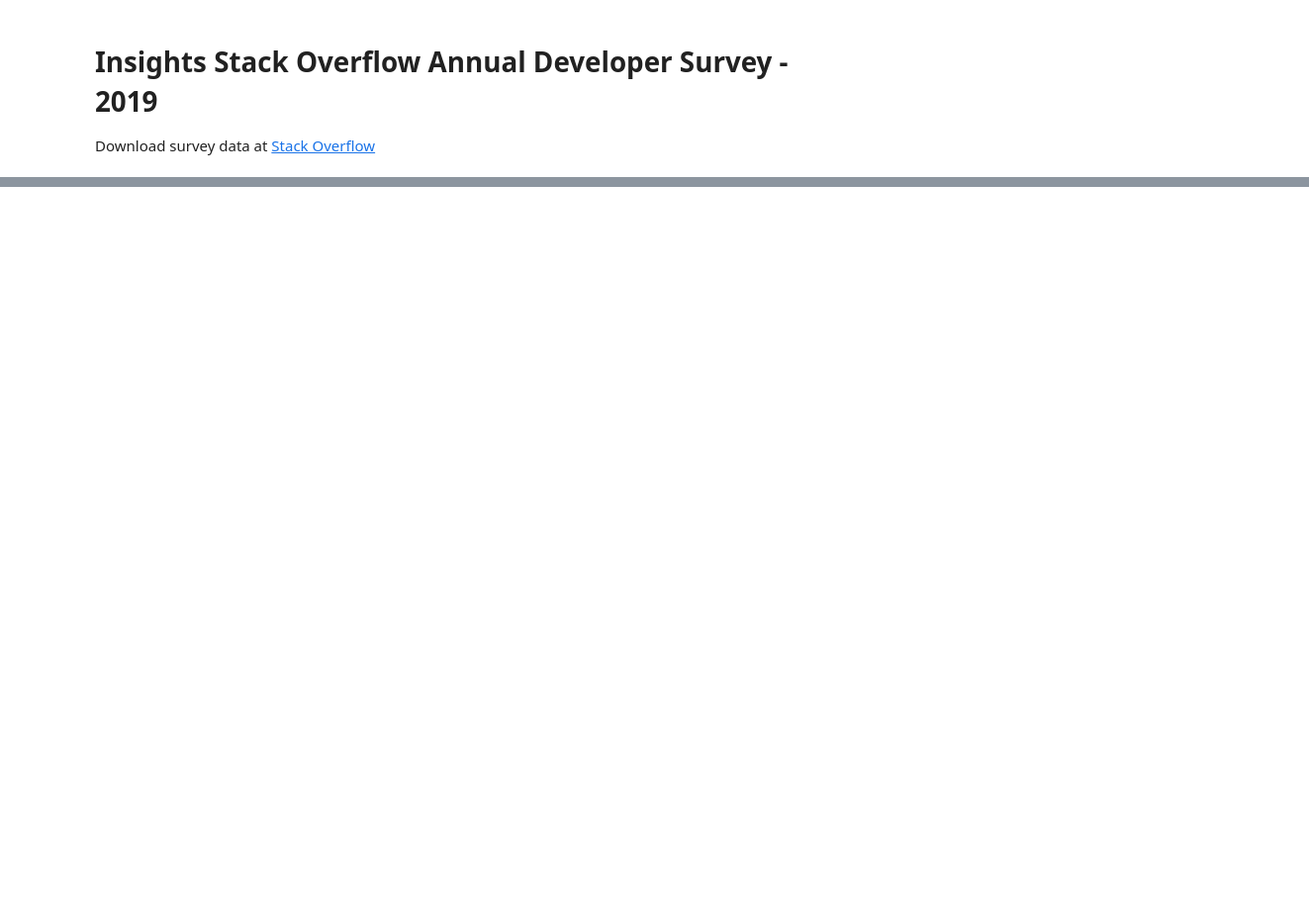
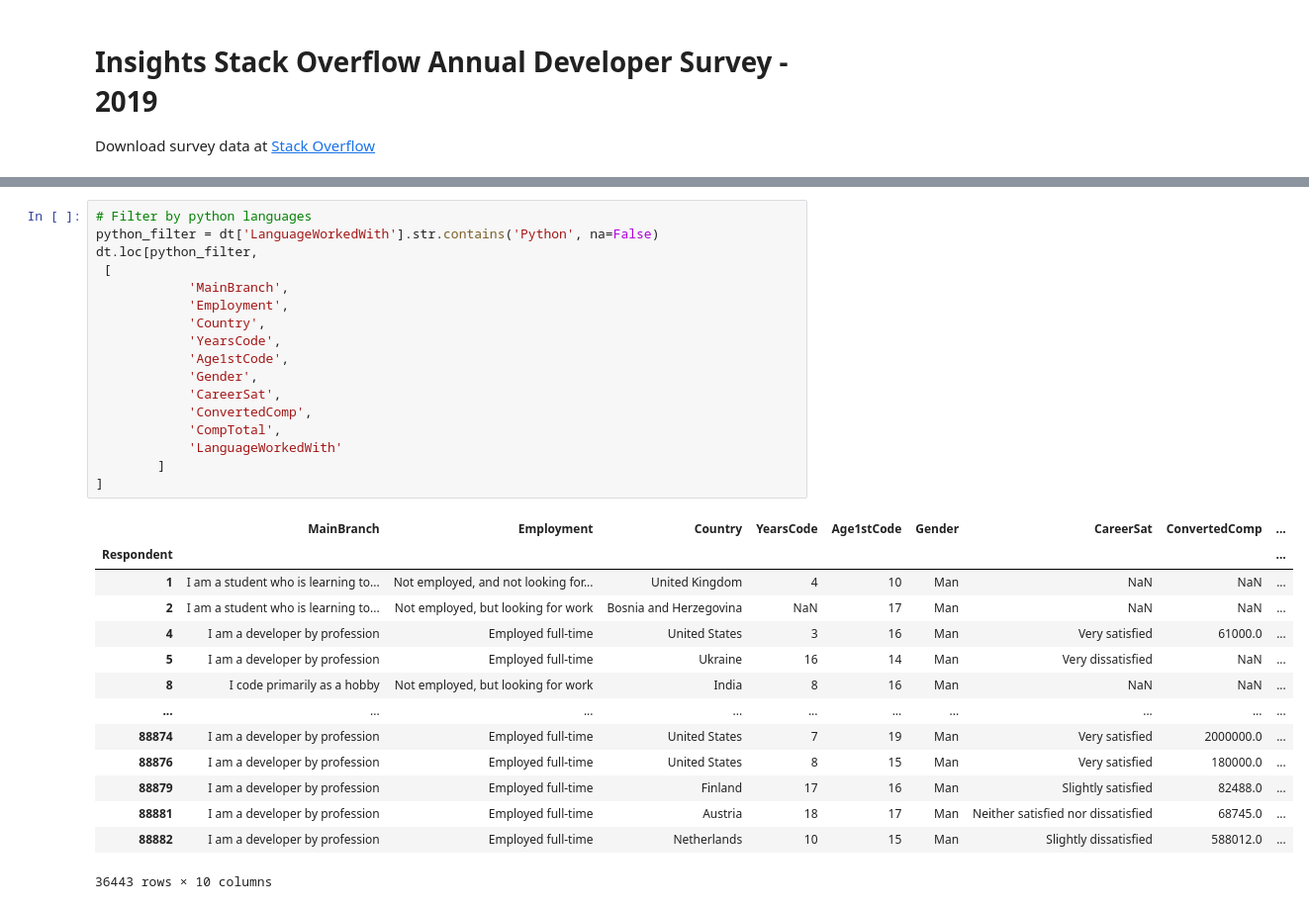
Before and after one commit to nogsantos/ipynbs, a Jupyter notebook: stackoverflow-2019.ipynb, the cells around one changed output, grey strips where cells are left out. Shown: that part at 99% size. Drawn from its saved outputs; the diff is of its cells as text; blank space fills up the shorter version.

```diff
--- a/stackoverflow-2019.ipynb
+++ b/stackoverflow-2019.ipynb
@@ -62,0 +166,32 @@ Name: DevEnviron, Length: 684, dtype: int64
+# %%
+# Filter by python languages
+python_filter = dt['LanguageWorkedWith'].str.contains('Python', na=False)
+dt.loc[python_filter,
+ [
+            'MainBranch',
+            'Employment',
+            'Country',
+            'YearsCode',
+            'Age1stCode',
+            'Gender',
+            'CareerSat',
+            'ConvertedComp',
+            'CompTotal',
+            'LanguageWorkedWith'
+        ]
+]
+# %% [output]
+|  | MainBranch | Employment | Country | YearsCode | Age1stCode | Gender | CareerSat | ConvertedComp | ... |
+| Respondent |  |  |  |  |  |  |  |  | ... |
+| 1 | I am a student who is learning to... | Not employed, and not looking for... | United Kingdom | 4 | 10 | Man | NaN | NaN | ... |
+| 2 | I am a student who is learning to... | Not employed, but looking for work | Bosnia and Herzegovina | NaN | 17 | Man | NaN | NaN | ... |
+| 4 | I am a developer by profession | Employed full-time | United States | 3 | 16 | Man | Very satisfied | 61000.0 | ... |
+| 5 | I am a developer by profession | Employed full-time | Ukraine | 16 | 14 | Man | Very dissatisfied | NaN | ... |
+| 8 | I code primarily as a hobby | Not employed, but looking for work | India | 8 | 16 | Man | NaN | NaN | ... |
+| ... | ... | ... | ... | ... | ... | ... | ... | ... | ... |
+| 88874 | I am a developer by profession | Employed full-time | United States | 7 | 19 | Man | Very satisfied | 2000000.0 | ... |
+| 88876 | I am a developer by profession | Employed full-time | United States | 8 | 15 | Man | Very satisfied | 180000.0 | ... |
+| 88879 | I am a developer by profession | Employed full-time | Finland | 17 | 16 | Man | Slightly satisfied | 82488.0 | ... |
+| 88881 | I am a developer by profession | Employed full-time | Austria | 18 | 17 | Man | Neither satisfied nor dissatisfied | 68745.0 | ... |
+| 88882 | I am a developer by profession | Employed full-time | Netherlands | 10 | 15 | Man | Slightly dissatisfied | 588012.0 | ... |
+36443 rows × 10 columns
```
Also changed, not shown: parts of 18 cells of this notebook, 3 other files.
